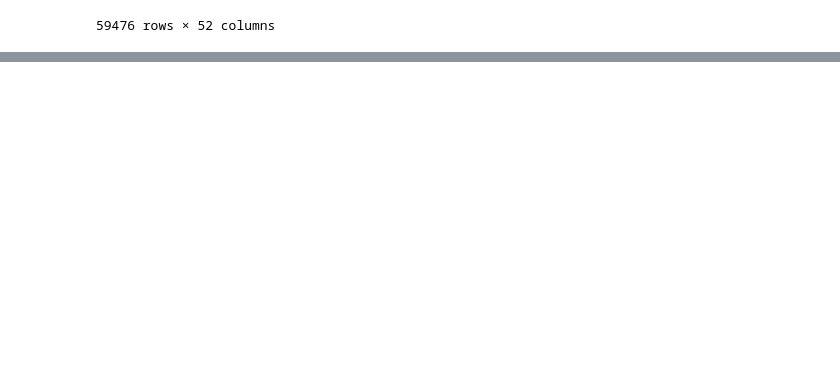
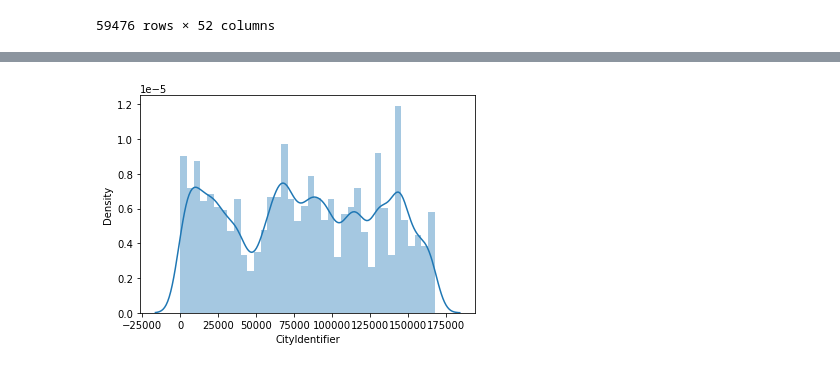
Before and after one commit to saritazavala/SDS-Proyecto2, a Jupyter notebook: Parte1.ipynb, the cells around one changed output, grey strips where cells are left out. Cells and saved outputs as stored; diff of their text form; code cells hidden in the pictures; blank space fills up the shorter version.

```diff
--- a/Parte1.ipynb
+++ b/Parte1.ipynb
@@ -492,0 +652,5 @@ train_sample.to_csv('new_train_2.csv')
+# %%
+import seaborn as sns
+sns.distplot(final_sample['CityIdentifier']);
+# %% [output]
+[figure, added]
```
Also changed, not shown: parts of 20 cells of this notebook.
